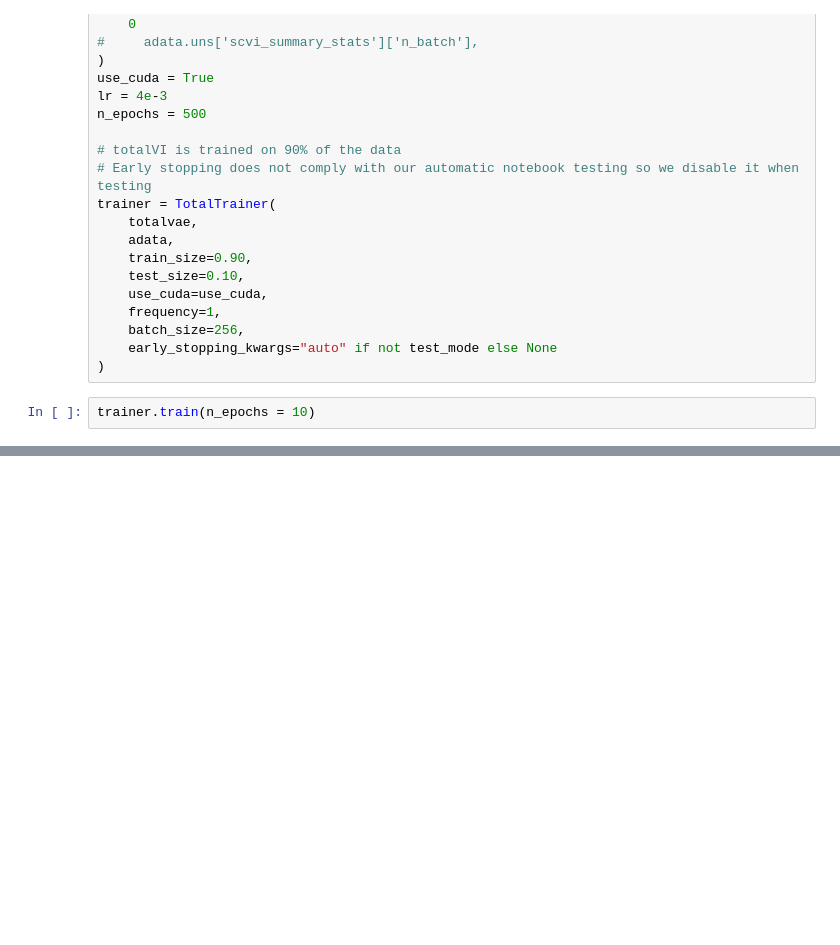
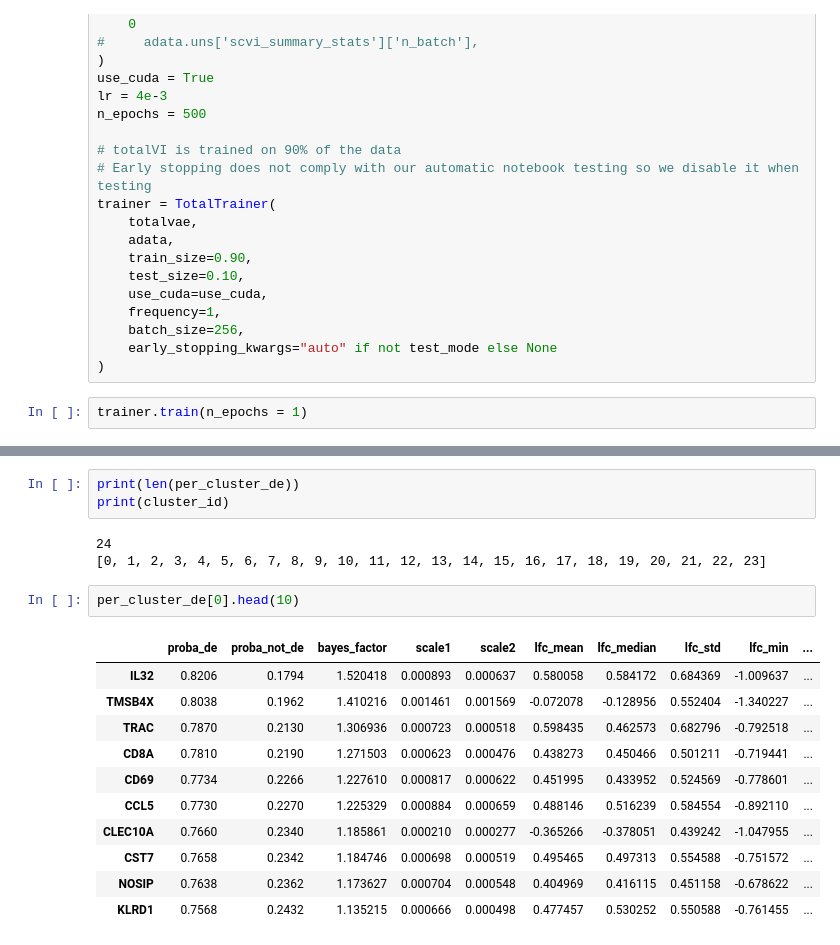
Before and after one commit to yynst2/scVI, a Jupyter notebook: galen/totalvi.ipynb, the cells around one changed output, grey strips where cells are left out. Drawn from its saved outputs; the diff is of its cells as text; blank space fills up the shorter version.

```diff
--- a/galen/totalvi.ipynb
+++ b/galen/totalvi.ipynb
@@ -118,5 +215,5 @@ trainer = TotalTrainer(
     early_stopping_kwargs="auto" if not test_mode else None
 )
 # %%
-trainer.train(n_epochs = 10)
+trainer.train(n_epochs = 1)
 # %% [output]
@@ -126,0 +270,20 @@ trainer.train(n_epochs = 10)
+# %%
+print(len(per_cluster_de))
+print(cluster_id)
+# %% [output]
+24
+[0, 1, 2, 3, 4, 5, 6, 7, 8, 9, 10, 11, 12, 13, 14, 15, 16, 17, 18, 19, 20, 21, 22, 23]
+# %%
+per_cluster_de[0].head(10)
+# %% [output]
+|  | proba_de | proba_not_de | bayes_factor | scale1 | scale2 | lfc_mean | lfc_median | lfc_std | lfc_min | ... |
+| IL32 | 0.8206 | 0.1794 | 1.520418 | 0.000893 | 0.000637 | 0.580058 | 0.584172 | 0.684369 | -1.009637 | ... |
+| TMSB4X | 0.8038 | 0.1962 | 1.410216 | 0.001461 | 0.001569 | -0.072078 | -0.128956 | 0.552404 | -1.340227 | ... |
+| TRAC | 0.7870 | 0.2130 | 1.306936 | 0.000723 | 0.000518 | 0.598435 | 0.462573 | 0.682796 | -0.792518 | ... |
+| CD8A | 0.7810 | 0.2190 | 1.271503 | 0.000623 | 0.000476 | 0.438273 | 0.450466 | 0.501211 | -0.719441 | ... |
+| CD69 | 0.7734 | 0.2266 | 1.227610 | 0.000817 | 0.000622 | 0.451995 | 0.433952 | 0.524569 | -0.778601 | ... |
+| CCL5 | 0.7730 | 0.2270 | 1.225329 | 0.000884 | 0.000659 | 0.488146 | 0.516239 | 0.584554 | -0.892110 | ... |
+| CLEC10A | 0.7660 | 0.2340 | 1.185861 | 0.000210 | 0.000277 | -0.365266 | -0.378051 | 0.439242 | -1.047955 | ... |
+| CST7 | 0.7658 | 0.2342 | 1.184746 | 0.000698 | 0.000519 | 0.495465 | 0.497313 | 0.554588 | -0.751572 | ... |
+| NOSIP | 0.7638 | 0.2362 | 1.173627 | 0.000704 | 0.000548 | 0.404969 | 0.416115 | 0.451158 | -0.678622 | ... |
+| KLRD1 | 0.7568 | 0.2432 | 1.135215 | 0.000666 | 0.000498 | 0.477457 | 0.530252 | 0.550588 | -0.761455 | ... |
```
Also changed, not shown: parts of 27 cells of this notebook, 3 other files.
